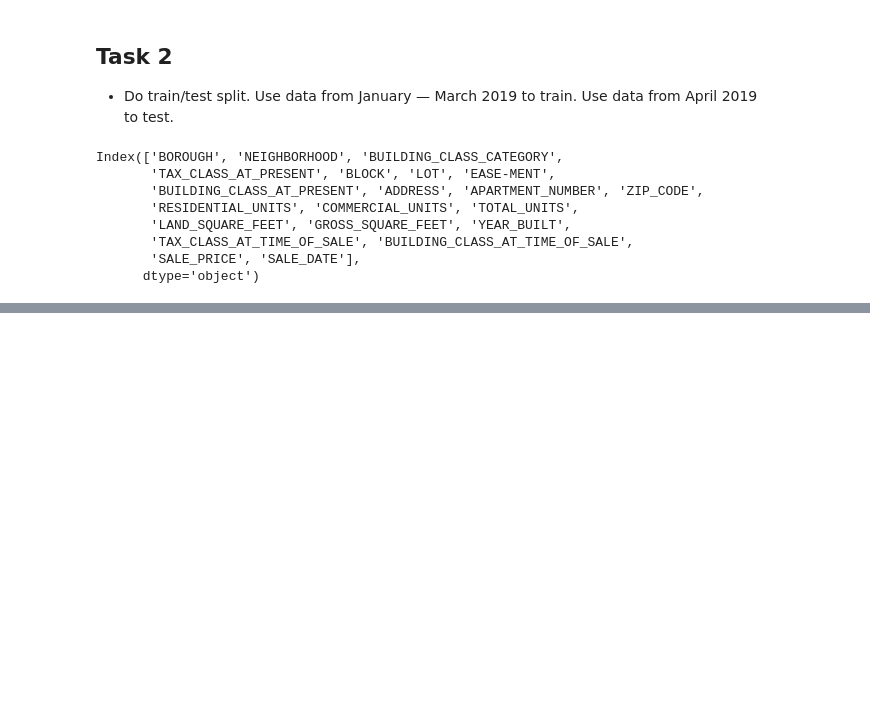
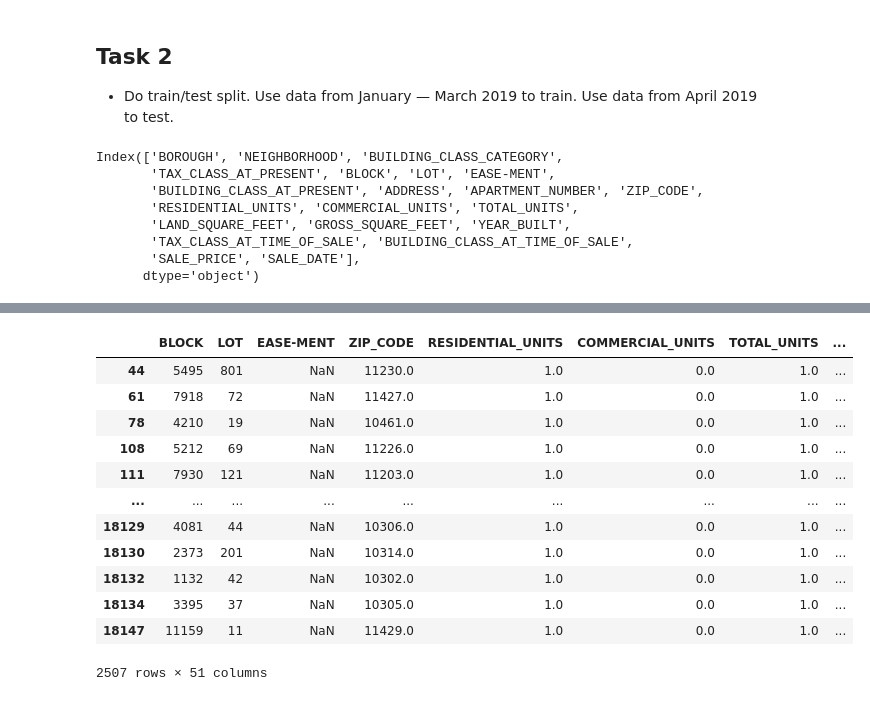
Before and after one commit to ErikSeguinte/DS-Unit-2-Linear-Models, a Jupyter notebook: module3-ridge-regression/LS_DS_213_assignment.ipynb, the cells around one changed output, grey strips where cells are left out. Cells and saved outputs as stored; diff of their text form; code cells hidden in the pictures; blank space fills up the shorter version.

```diff
--- a/module3-ridge-regression/LS_DS_213_assignment.ipynb
+++ b/module3-ridge-regression/LS_DS_213_assignment.ipynb
@@ -116,0 +223,16 @@ test = df2[df2['SALE_DATE'] >= pd.to_datetime("2019-04-01")]
+# %%
+train['x']
+# %% [output]
+|  | BLOCK | LOT | EASE-MENT | ZIP_CODE | RESIDENTIAL_UNITS | COMMERCIAL_UNITS | TOTAL_UNITS | ... |
+| 44 | 5495 | 801 | NaN | 11230.0 | 1.0 | 0.0 | 1.0 | ... |
+| 61 | 7918 | 72 | NaN | 11427.0 | 1.0 | 0.0 | 1.0 | ... |
+| 78 | 4210 | 19 | NaN | 10461.0 | 1.0 | 0.0 | 1.0 | ... |
+| 108 | 5212 | 69 | NaN | 11226.0 | 1.0 | 0.0 | 1.0 | ... |
+| 111 | 7930 | 121 | NaN | 11203.0 | 1.0 | 0.0 | 1.0 | ... |
+| ... | ... | ... | ... | ... | ... | ... | ... | ... |
+| 18129 | 4081 | 44 | NaN | 10306.0 | 1.0 | 0.0 | 1.0 | ... |
+| 18130 | 2373 | 201 | NaN | 10314.0 | 1.0 | 0.0 | 1.0 | ... |
+| 18132 | 1132 | 42 | NaN | 10302.0 | 1.0 | 0.0 | 1.0 | ... |
+| 18134 | 3395 | 37 | NaN | 10305.0 | 1.0 | 0.0 | 1.0 | ... |
+| 18147 | 11159 | 11 | NaN | 11429.0 | 1.0 | 0.0 | 1.0 | ... |
+2507 rows × 51 columns
```
Also changed, not shown: parts of 12 cells of this notebook.
